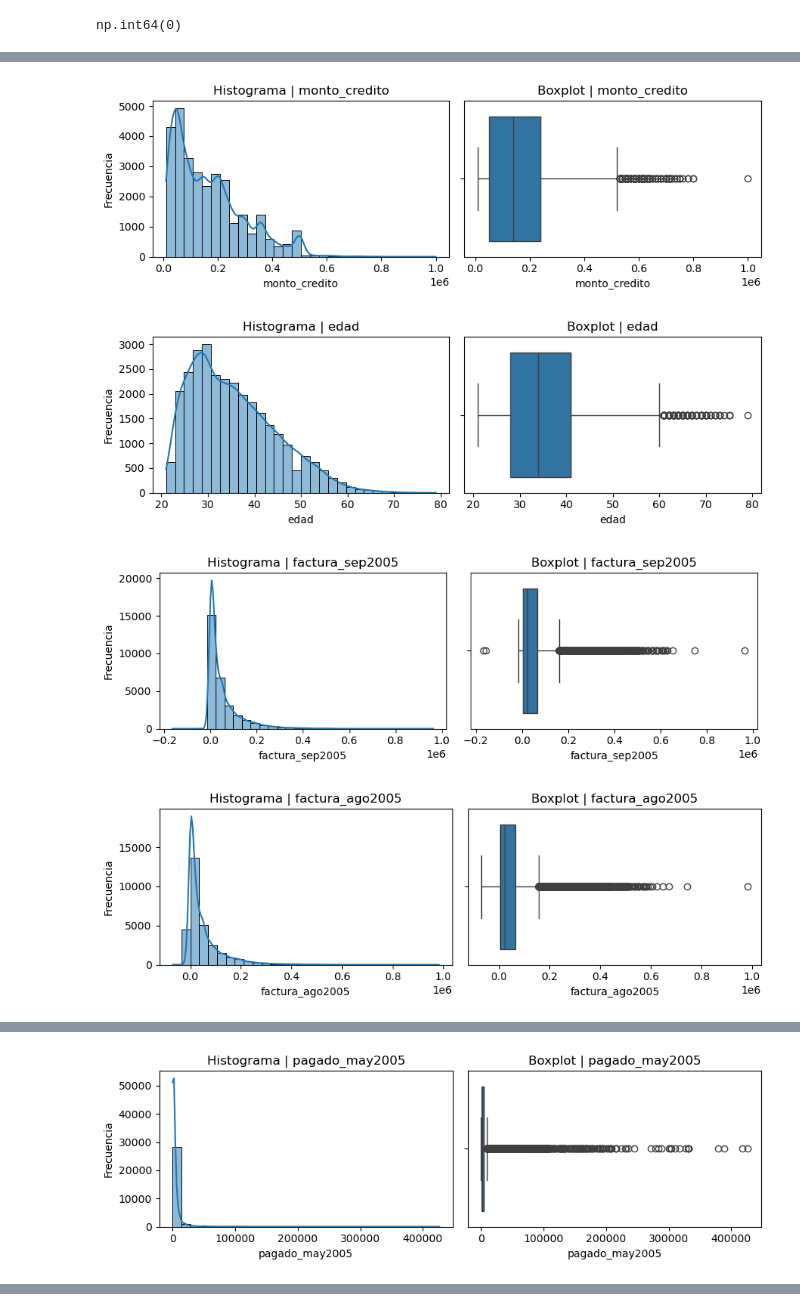
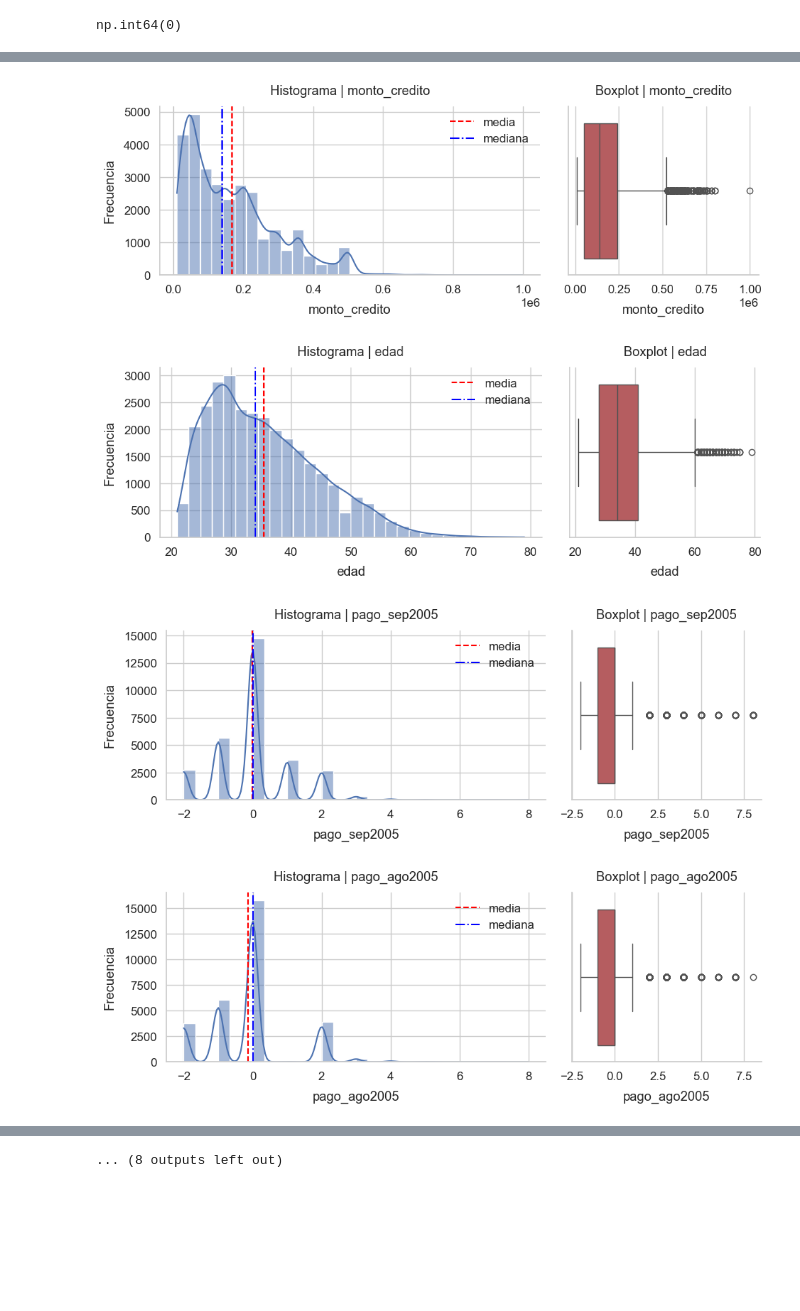
Before and after one commit to sgurdian/ml_default_credit_card_clients, a Jupyter notebook: notebooks/ml_project_DCCC.ipynb, the cells around one changed output, grey strips where cells are left out. Saved outputs shown, nothing was run; the diff lists cells and outputs as text; code cells hidden in the pictures; blank space fills up the shorter version.

```diff
--- a/notebooks/ml_project_DCCC.ipynb
+++ b/notebooks/ml_project_DCCC.ipynb
@@ -335,35 +408,54 @@ Name: count, dtype: int64
 # %%
 # Análisis univariado de variables numéricas
 
-# Separando variable objetivo
+# Estilo general
+sns.set_theme(style="whitegrid", palette="muted", font_scale=1.1)
+plt.rcParams['axes.spines.top']   = False
+plt.rcParams['axes.spines.right'] = False
 
-y = df_limpio['incumplimiento']                            # target
-X = df_limpio.drop(columns=['incumplimiento','cliente_id']) # resto de variables
+# Separar target y features
+y = df_limpio['incumplimiento']
+X = df_limpio.drop(columns=['incumplimiento','cliente_id'])
 
-# Seleccionando todas las columnas numéricas
+# Seleccionar variables numéricas
 num_vars = X.select_dtypes(include='number').columns
 
-# Bucle de visualización
+# Loop con criterios de visualización
+for col in num_vars:
+    series = X[col]
+    skewness = series.skew()
+    use_log = abs(skewness) > 1  # aplicar log si skew > 1
 
-for col in num_vars:
-    # Crear figura con histograma + boxplot en la misma fila
-    fig, axes = plt.subplots(1, 2, figsize=(9, 3))
+    fig, axes = plt.subplots(1, 2, figsize=(10, 4), gridspec_kw={'width_ratios': [2, 1]})
 
-    # Histograma con KDE
-    sns.histplot(X[col], bins=30, kde=True, ax=axes[0])
-    axes[0].set_title(f'Histograma | {col}')
-    axes[0].set_xlabel(col)
-    axes[0].set_ylabel('Frecuencia')
+    # Histograma + KDE
+    ax0 = axes[0]
+    sns.histplot(series, bins=30, kde=True, ax=ax0, color='#4C72B0', edgecolor='white')
+    ax0.set_title(f'Histograma | {col}', pad=12)
+    ax0.set_xlabel(col, labelpad=8)
+    ax0.set_ylabel('Frecuencia', labelpad=8)
+    # Líneas de media y mediana
+    ax0.axvline(series.mean(), color='red', linestyle='--', linewidth=1.5, label='media')
+    ax0.axvline(series.median(), color='blue', linestyle='-.', linewidth=1.5, label='mediana')
+    ax0.legend(frameon=False, loc='upper right')
+    # Escala log si está muy sesgado
+    if use_log:
+        ax0.set_xscale('log')
+        ax0.set_title(f'Histograma (log) | {col}', pad=12)
 
     # Boxplot horizontal
-    sns.boxplot(x=X[col], ax=axes[1])
-    axes[1].set_title(f'Boxplot | {col}')
-    axes[1].set_xlabel(col)
+    ax1 = axes[1]
+    sns.boxplot(x=series, ax=ax1, color='#C44E52')
+    ax1.set_title(f'Boxplot | {col}', pad=12)
+    ax1.set_xlabel(col, labelpad=8)
+    if use_log:
+        ax1.set_xscale('log')
+        ax1.set_title(f'Boxplot (log) | {col}', pad=12)
 
-    plt.tight_layout()
+    plt.tight_layout(pad=2)
     plt.show()
 # %% [output]
-[figure, old version]
+[figure, new version]
-[figure, old version]
+[figure, new version]
-[figure, old version]
+[figure, new version]
-[figure, old version]
+[figure, new version]
@@ -378 +469,0 @@ for col in num_vars:
-[figure, removed]
@@ -380,3 +470,4 @@ for col in num_vars:
+... (8 outputs left out)
 # %%
 # Análisis univariado categórico
 
```
Also changed, not shown: parts of 22 cells of this notebook.
